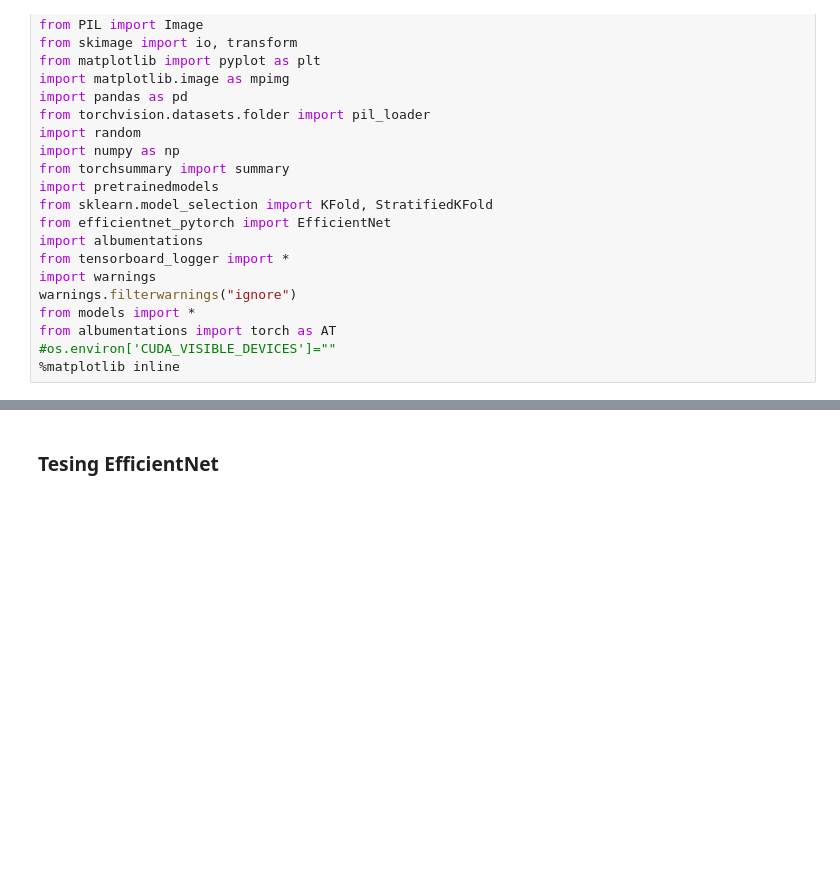
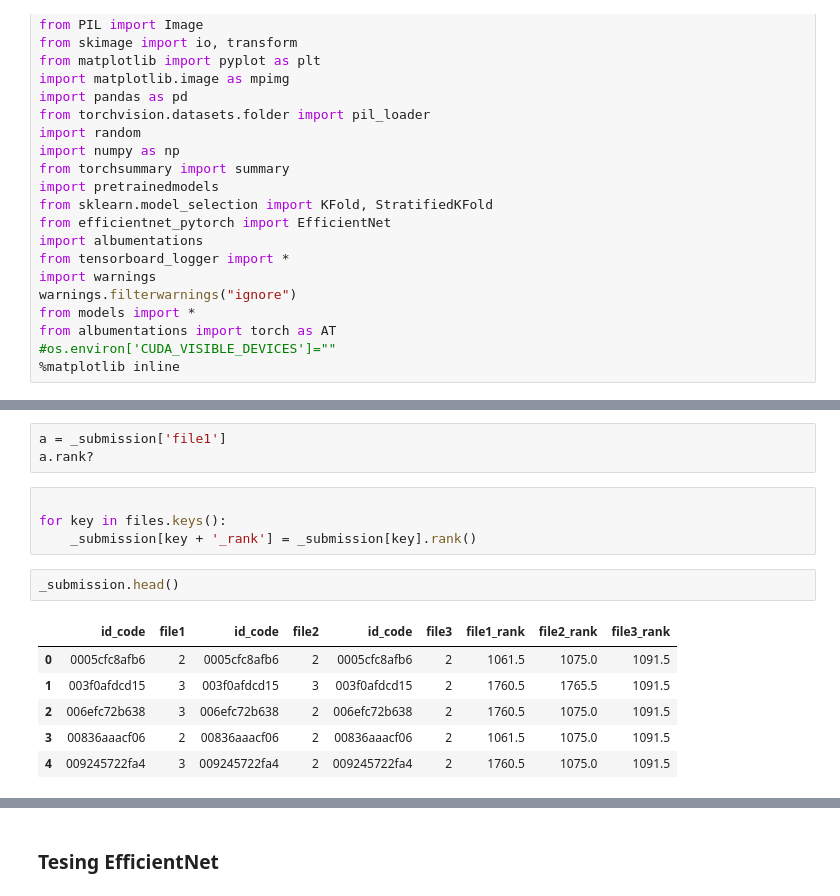
Before and after one commit to pyaf/Image-classification-pytorch, a Jupyter notebook: notebooks/test.ipynb, the cells around one changed output, grey strips where cells are left out. Drawn from its saved outputs; the diff is of its cells as text; blank space fills up the shorter version.

```diff
--- a/notebooks/test.ipynb
+++ b/notebooks/test.ipynb
@@ -32,0 +62,16 @@ from albumentations import torch as AT
+# %%
+a = _submission['file1']
+a.rank?
+# %%
+
+for key in files.keys():
+    _submission[key + '_rank'] = _submission[key].rank()
+# %%
+_submission.head()
+# %% [output]
+|  | id_code | file1 | id_code | file2 | id_code | file3 | file1_rank | file2_rank | file3_rank |
+| 0 | 0005cfc8afb6 | 2 | 0005cfc8afb6 | 2 | 0005cfc8afb6 | 2 | 1061.5 | 1075.0 | 1091.5 |
+| 1 | 003f0afdcd15 | 3 | 003f0afdcd15 | 3 | 003f0afdcd15 | 2 | 1760.5 | 1765.5 | 1091.5 |
+| 2 | 006efc72b638 | 3 | 006efc72b638 | 2 | 006efc72b638 | 2 | 1760.5 | 1075.0 | 1091.5 |
+| 3 | 00836aaacf06 | 2 | 00836aaacf06 | 2 | 00836aaacf06 | 2 | 1061.5 | 1075.0 | 1091.5 |
+| 4 | 009245722fa4 | 3 | 009245722fa4 | 2 | 009245722fa4 | 2 | 1760.5 | 1075.0 | 1091.5 |
```
Also changed, not shown: parts of 7 cells of this notebook, 7 other files.
